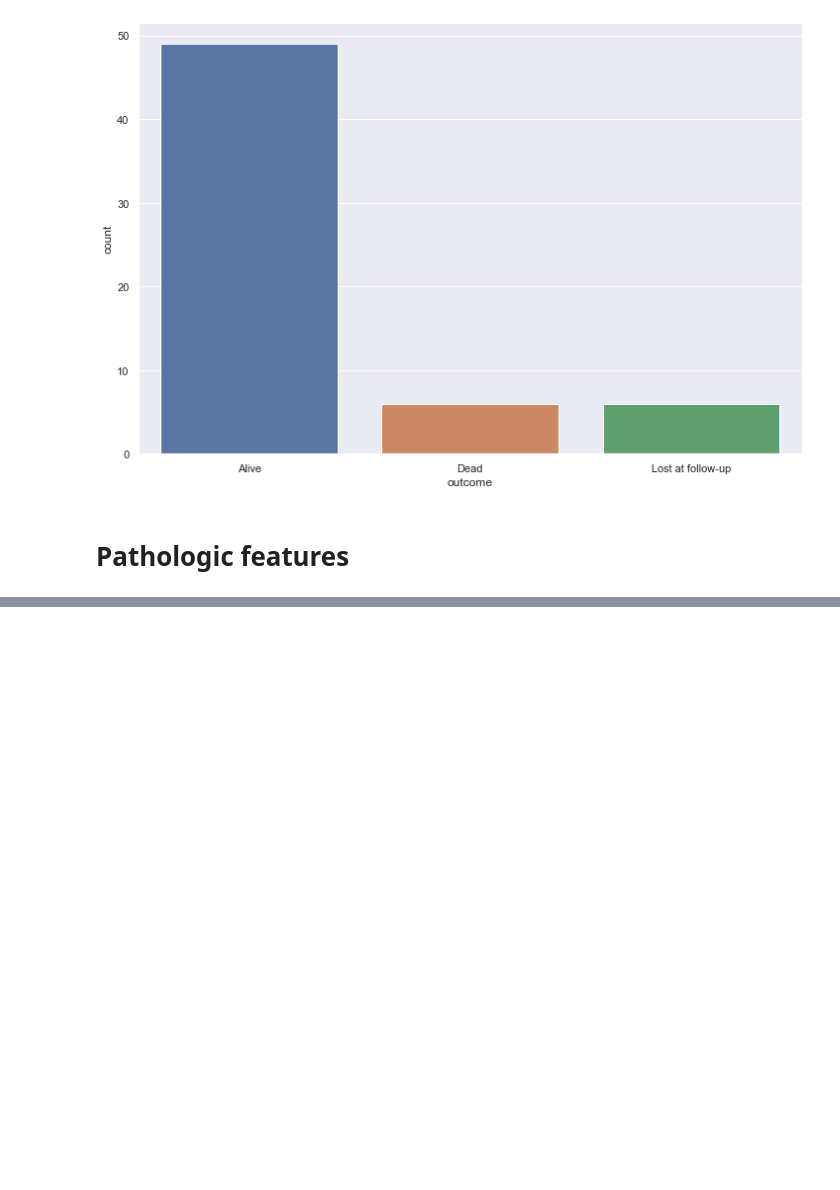
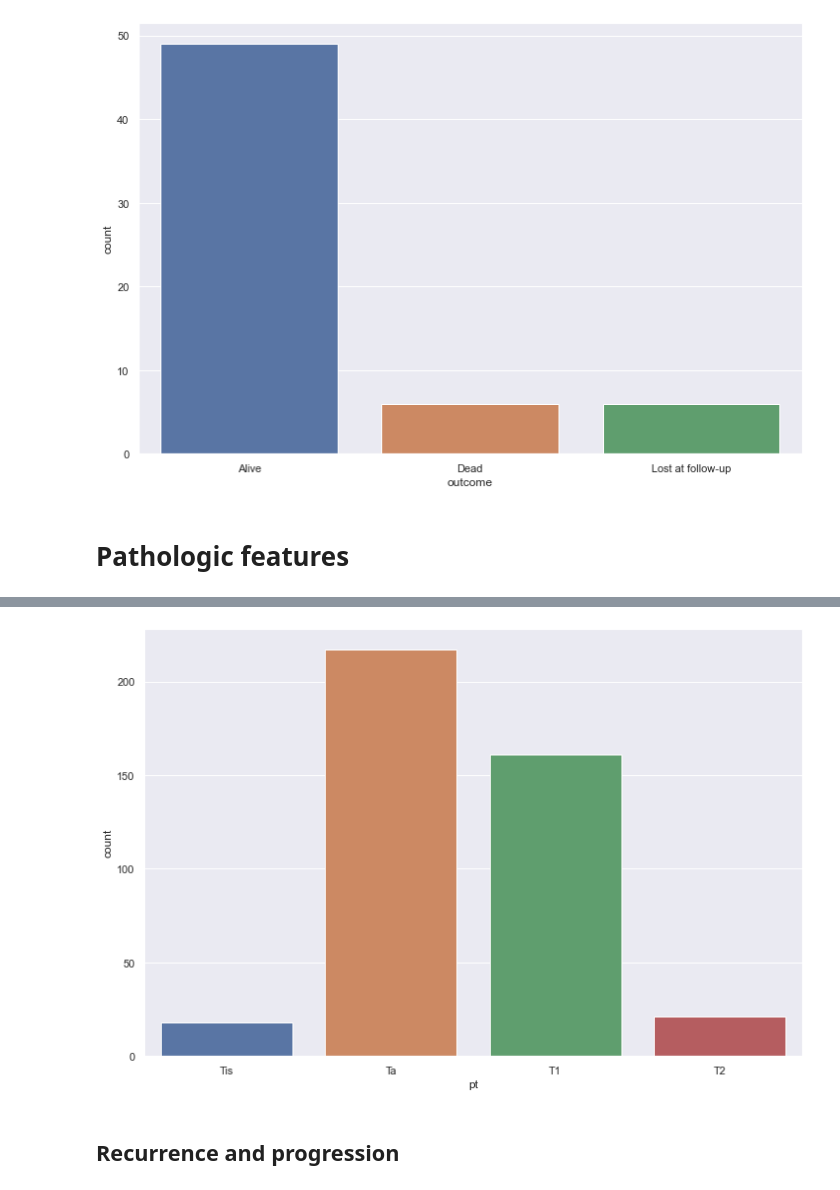
Before and after one commit to alcideschaux/NMIBC-STING, a Jupyter notebook: DESCRIPTIVE.ipynb, the cells around one changed output, grey strips where cells are left out. Saved outputs shown, nothing was run; the diff lists cells and outputs as text; code cells hidden in the pictures; blank space fills up the shorter version.

```diff
--- a/DESCRIPTIVE.ipynb
+++ b/DESCRIPTIVE.ipynb
@@ -238,0 +167,7 @@ Name: progression_stage_next, dtype: int64
+# %%
+# This distribution follows a similar approach than the one used previously (i.e., using all TMA spots)
+# Also, this information derives from the pathology reports
+
+df = df.astype({'pt':'category'})
+df['pt'].cat.reorder_categories(['Tis','Ta','T1','T2'], ordered=True, inplace=True)
+df['pt'].value_counts(sort=False).to_frame()
@@ -238,0 +180,6 @@ Name: progression_stage_next, dtype: int64
+# %%
+ax = sns.countplot(x='pt', data=df)
+# %% [output]
+[figure, added]
+# %% [markdown]
+## Recurrence and progression
```
Also changed, not shown: parts of 70 cells of this notebook, 1 other file.
